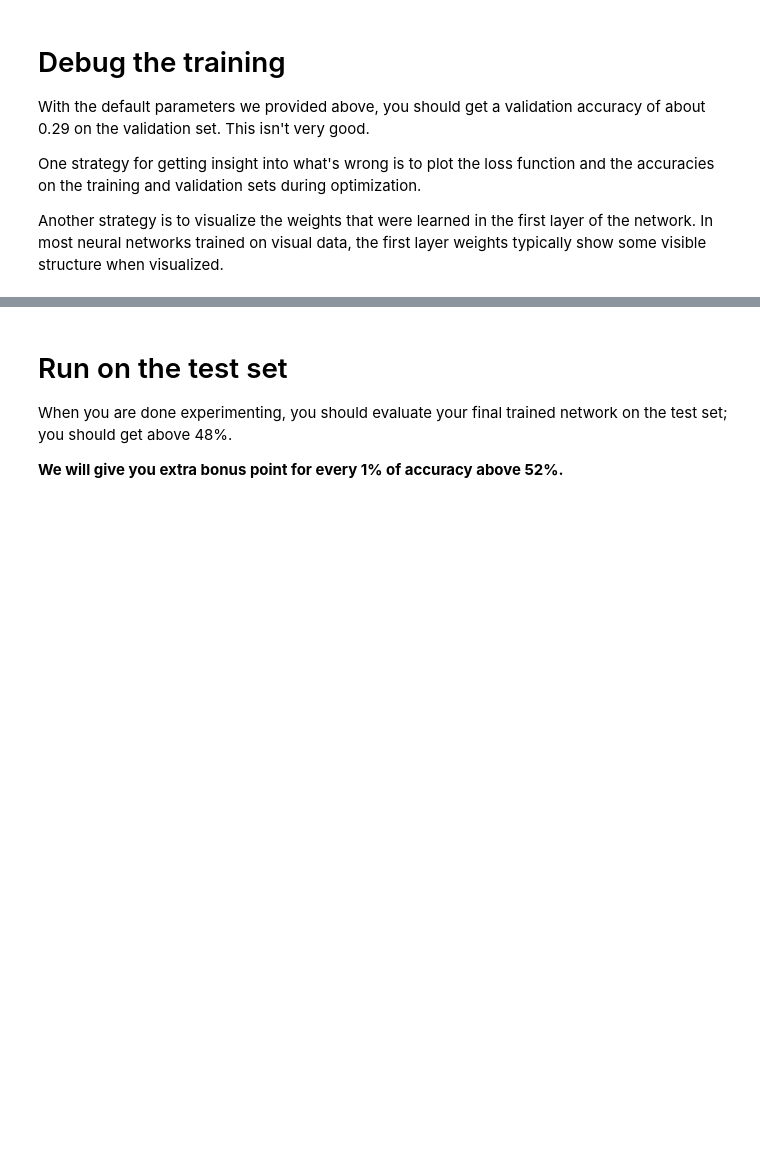
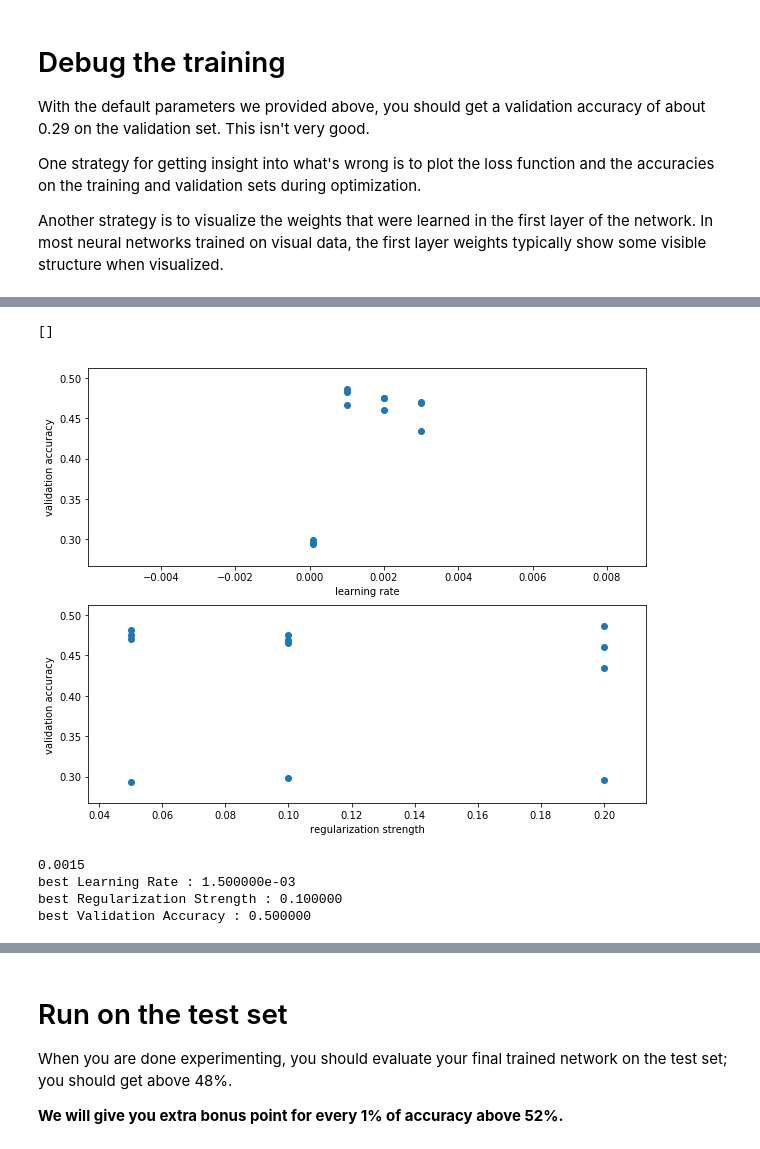
Before and after one commit to loggerJK/cs231n, a Jupyter notebook: assignment1/two_layer_net.ipynb, the cells around one changed output, grey strips where cells are left out. Drawn from its saved outputs; the diff is of its cells as text; code cells hidden in the pictures; blank space fills up the shorter version.

```diff
--- a/assignment1/two_layer_net.ipynb
+++ b/assignment1/two_layer_net.ipynb
@@ -279,0 +382,23 @@ pass
+# %%
+plt.subplot(2,1,1)
+plt.scatter(saved_lr_list, saved_val_acc_list)
+plt.xlabel('learning rate')
+plt.ylabel('validation accuracy')
+plt.subplot(2,1,2)
+plt.scatter(saved_reg_list, saved_val_acc_list)
+plt.xlabel('regularization strength')
+plt.ylabel('validation accuracy')
+plt.plot()
+# %% [output]
+[]
+[figure, added]
+# %%
+print(best_lr)
+print('best Learning Rate : %e' % best_lr)
+print('best Regularization Strength : %f' % best_reg)
+print('best Validation Accuracy : %f' % best_val_acc)
+# %% [output]
+0.0015
+best Learning Rate : 1.500000e-03
+best Regularization Strength : 0.100000
+best Validation Accuracy : 0.500000
```
Also changed, not shown: parts of 12 cells of this notebook, 6 other files.
